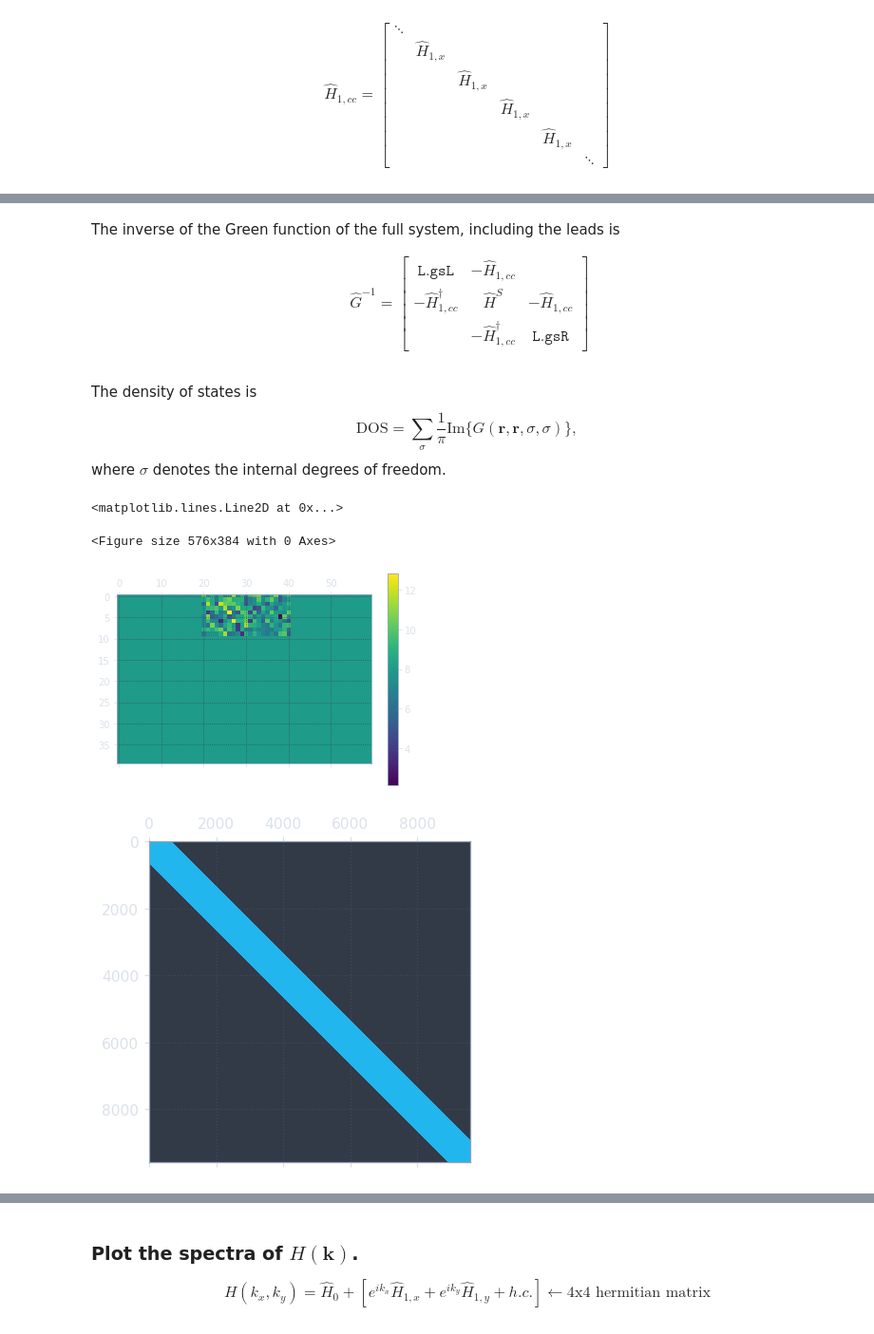
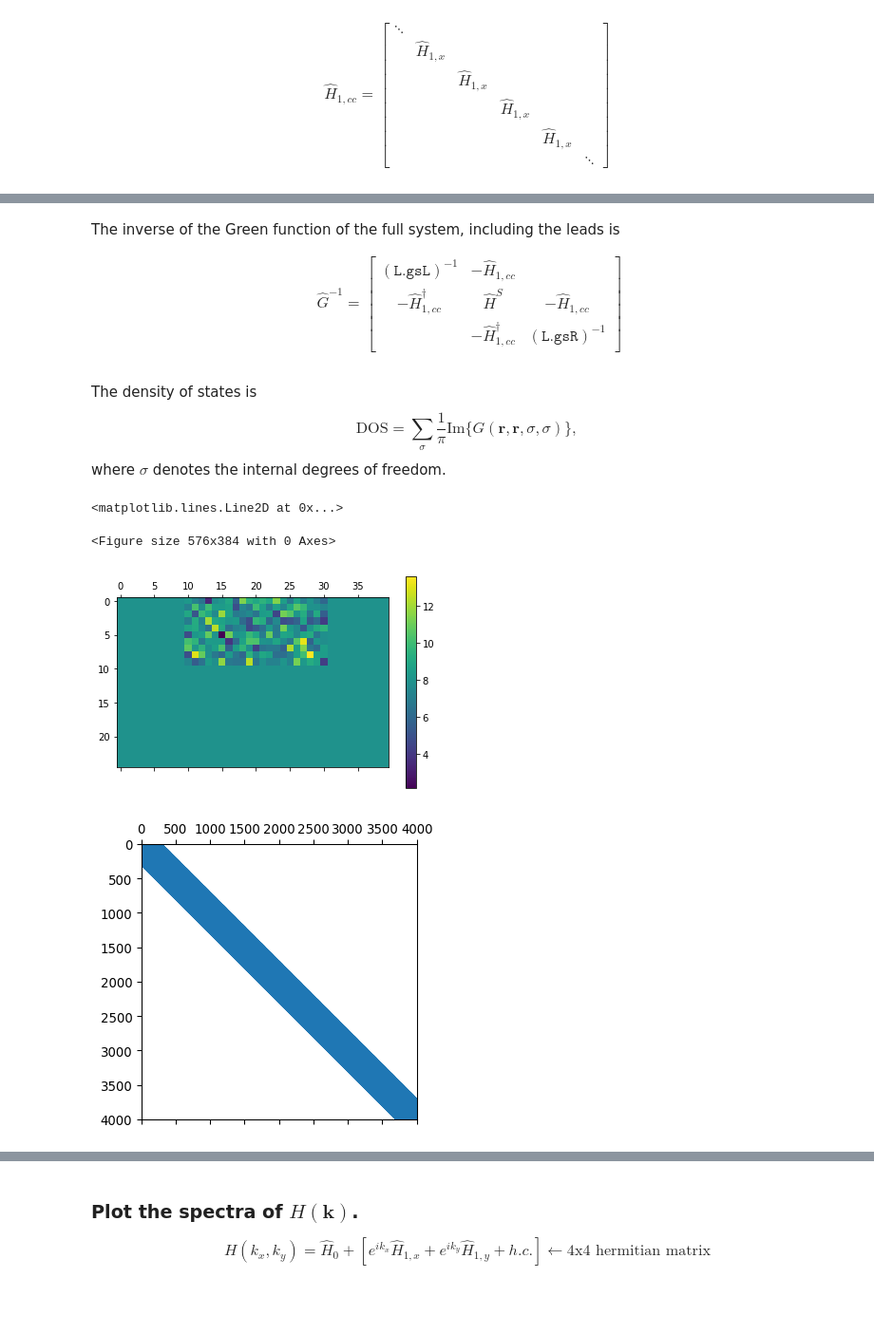
Before and after one commit to dnnagy/mezo2019, a Jupyter notebook: BHZ.ipynb, the cells around one changed output, grey strips where cells are left out. Shown at 95% size. Drawn from its saved outputs; the diff is of its cells as text; code cells hidden in the pictures; blank space fills up the shorter version.

```diff
--- a/BHZ.ipynb
+++ b/BHZ.ipynb
@@ -99,9 +99,9 @@ $$
 \begin{align*}
 \hat G^{-1} =
 \begin{bmatrix}
-\mathtt{L.gsL}            & -\hat H_{1,cc}           &               \\
+(\mathtt{L.gsL})^{-1}     & -\hat H_{1,cc}           &               \\
 -\hat H_{1,cc}^{\dagger } & \hat H^S                 & -\hat H_{1,cc} \\
-                          & -\hat H_{1,cc}^{\dagger} & \mathtt{L.gsR}
+                          & -\hat H_{1,cc}^{\dagger} & (\mathtt{L.gsR})^{-1}
 \end{bmatrix}
 \end{align*}
 $$
@@ -170,11 +170,13 @@ def get_HS(nrows, ncols, Delta):
     + ss.kron(np.diag(np.ones(ncols-1), -1), H1cc.T.conj())
     return HS
 
-def get_HS_dirty(nrows, ncols, Delta, dirty_region, use_full_mtx, scale):
+def get_HS_dirty(nrows, ncols, Delta, dirty_region, use_full_mtx, scale, random_state=None):
     """
     Create a scattering region with a few dirty rows. These have an additional
     on-site potential that is a random diagonal matrix.
     """
+    if random_state != None:
+        np.random.seed(random_state)
 
     # The dirty region is from the i0th row, j0th column to the i1st row to j1st column
     i0, j0, i1, j1 = dirty_region
@@ -211,18 +213,18 @@ def plot_system(HS, nrows, ncols):
     plt.matshow( sys )
     plt.colorbar()
 # %%
-nrows = 40
-ncols = 60
-dirty_region = (0, 20, 10, 41)
+nrows = 25
+ncols = 40
+dirty_region = (0, 10, 10, 31)
 
-HS = get_HS_dirty(nrows=nrows, ncols=ncols, Delta=-2.0, dirty_region=dirty_region, use_full_mtx=False, scale=1.0)
+HS = get_HS_dirty(nrows=nrows, ncols=ncols, Delta=-2.0, dirty_region=dirty_region, use_full_mtx=False, scale=1.0, random_state=42)
 plot_system(HS, nrows=nrows, ncols=ncols)
 
-plt.figure(dpi=112)
+plt.figure(dpi=96)
 plt.spy(HS)
 # %% [output]
 <matplotlib.lines.Line2D at 0x...>
 <Figure size 576x384 with 0 Axes>
-[figure, old version]
+[figure, new version]
-[figure, old version]
+[figure, new version]
 # %%
```
Also changed, not shown: parts of 4 cells of this notebook.
